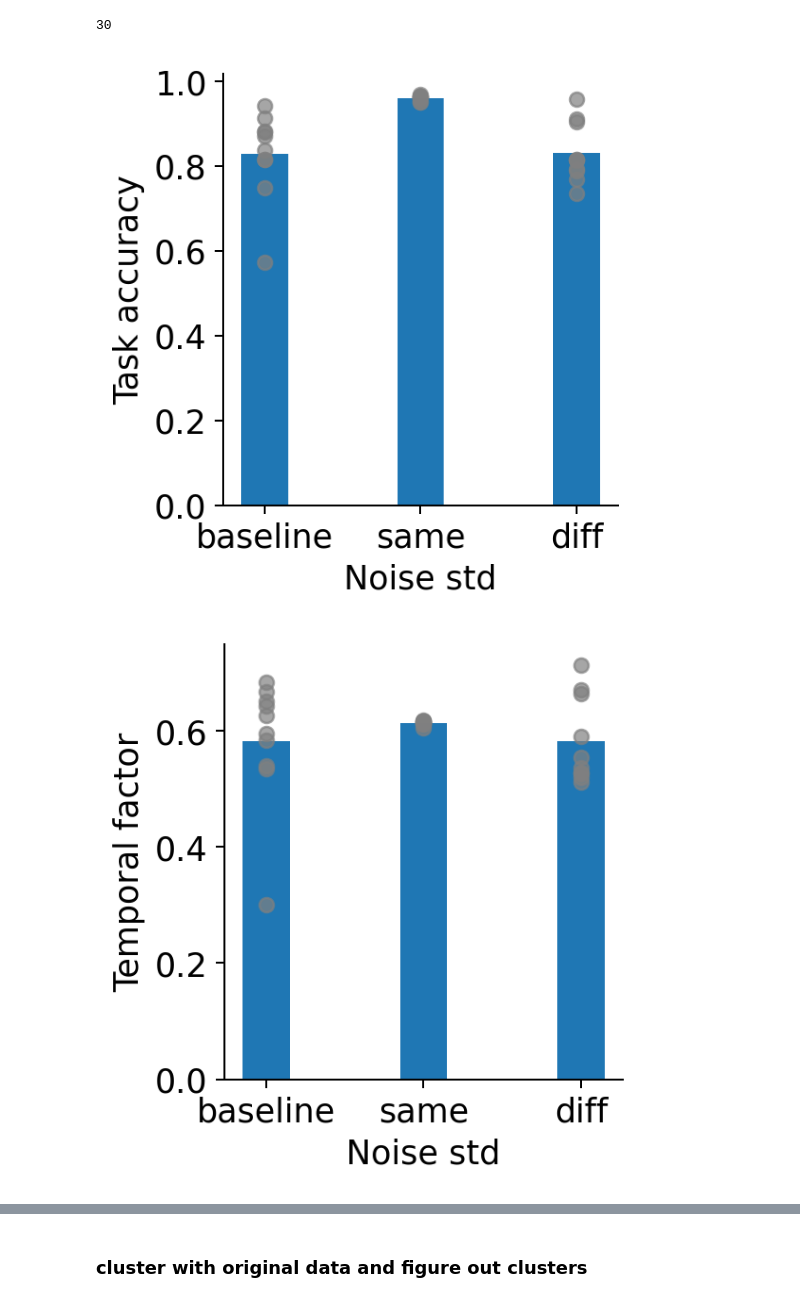
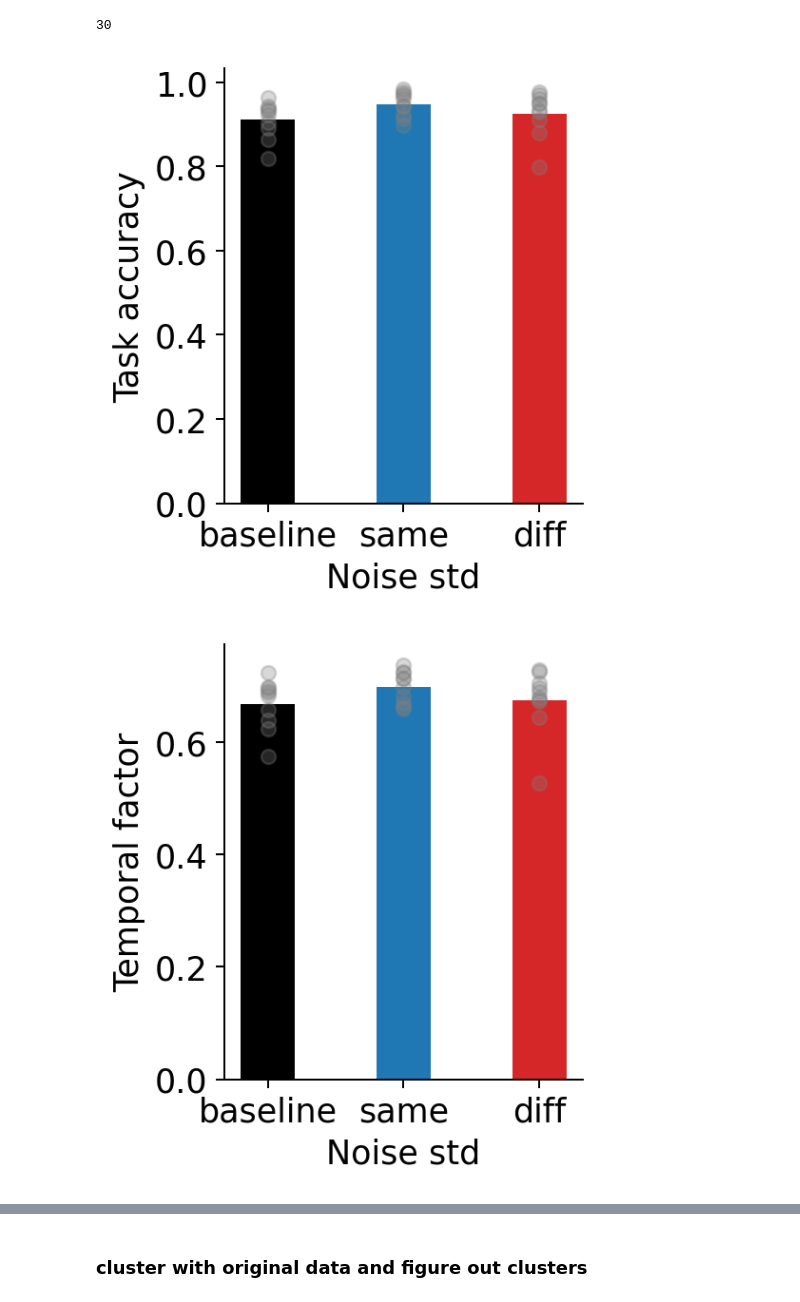
Before and after one commit to Veritaria/rnn-free-recall, a Jupyter notebook: analysis_ctx.ipynb, the cells around one changed output, grey strips where cells are left out. Drawn from its saved outputs; the diff is of its cells as text; code cells hidden in the pictures.

```diff
--- a/analysis_ctx.ipynb
+++ b/analysis_ctx.ipynb
@@ -70,6 +71,10 @@ def load_data(path, training_data_path, model_num, exp, paramters, training_data
                 training_data = np.pad(training_data, (0, training_data_length - training_data.shape[0]), mode='constant', constant_values=training_data[-1])
             data_single_model["training_accuracy"] = training_data
 
+            f_recall_prob = open(path/"recall_probability.csv", "r")
+            for row in f_recall_prob:
+                data_single_model["crp_curve"] = [float(x) for x in row.strip().split(",")]
+                break
             break
     return data_single_model
 # %%
@@ -78,8 +83,16 @@ data_ctx = []
 data_folder = Path("./experiments/ExtraObs/EnvCxt/figures/ValueMemoryGRU")
 training_curve_folder = Path("./experiments/ExtraObs/EnvCxt/saved_models/ValueMemoryGRU")
 
-setup_names = ["setup_baseline", "setup_gaussiannoise02", "setup_gaussiannoise04", "setup_gaussiannoise06", "setup_gaussiannoise08", "setup_gaussiannoise1"]
-noise_stds = [0.0, 0.2, 0.4, 0.6, 0.8, 1.0]
+
+setup_base_name = "setup_randnoise"
+# setup_names = ["setup_gaussiannoise0", "setup_gaussiannoise02", "setup_gaussiannoise04", "setup_gaussiannoise06", "setup_gaussiannoise08", "setup_gaussiannoise1"]
+noise_stds = [0, 0.2, 0.4, 0.6, 0.8, 1]
+
+setup_names = []
+for noise_std in noise_stds:
+    setup_names.append(setup_base_name + str(noise_std).replace(".", ""))
+
+
 
 seq_len = 8
 
@@ -120,5 +133,6 @@ for setup_name, noise_std in zip(setup_names, noise_stds):
                 data_ctx.append(data_single_model)
 
 df_ctx = pd.DataFrame(data_ctx)
-print(len(data_ctx))
+df_ctx = df_ctx[df_ctx["accuracy"] > 0.7]
+print(len(df_ctx))
 # %% [output]
@@ -142,10 +156,13 @@ cross_decoding_accuracy_index_mean_by_noise_std = df_ctx.groupby("noise_std")["c
 cross_decoding_accuracy_identity_mean_by_noise_std = df_ctx.groupby("noise_std")["cross_decoding_accuracy_identity"].mean()
 
 
+viridis = plt.get_cmap('viridis', lut=len(noise_stds))
+colors = [viridis(i) for i in range(len(noise_stds))]
+
 def plot_mean_scatter_bar(mean, df, df_label, noise_stds, y_label):
     plt.figure(figsize=(3, 3.3), dpi=180)
-    plt.bar(noise_stds, mean, width=0.1)
-    plt.scatter(df["noise_std"], df[df_label], color="gray", alpha=0.7)
+    plt.bar(noise_stds, mean, width=0.1, color=colors)
+    plt.scatter(df["noise_std"], df[df_label], color="gray", alpha=0.3)
     plt.xlabel("Noise std")
     plt.ylabel(y_label)
     ax = plt.gca()
@@ -170,7 +227,8 @@ data_samediff = []
 data_folder = Path("./experiments/ExtraObs/RecallCtx/figures/ValueMemoryGRU")
 training_curve_folder = Path("./experiments/ExtraObs/RecallCtx/saved_models/ValueMemoryGRU")
 
-setup_names = ["setup_gaussiannoise1_baseline", "setup_gaussiannoise1_same", "setup_gaussiannoise1_diff"]
+setup_names = ["setup_gaussiannoise04_dim41_baseline", "setup_gaussiannoise04_dim41_same", "setup_gaussiannoise04_dim41_diff"]
+# setup_names = ["setup_gaussiannoise1_baseline", "setup_gaussiannoise1_same", "setup_gaussiannoise1_diff"]
 noise_types = ["no", "same", "diff"]
 
 seq_len = 8
@@ -213,6 +271,7 @@ for setup_name, noise_type in zip(setup_names, noise_types):
 
 df_samediff = pd.DataFrame(data_samediff)
 print(len(data_samediff))
+df_samediff = df_samediff[df_samediff["accuracy"] > 0.7]
 # %% [output]
 30
 # %%
@@ -225,35 +284,37 @@ accuracy_std_by_noise_type = df_samediff.groupby("noise_type_int")["accuracy"].s
 
 temporal_factor_mean_by_noise_type = df_samediff.groupby("noise_type_int")["temporal_factor"].mean()
 temporal_factor_std_by_noise_type = df_samediff.groupby("noise_type_int")["temporal_factor"].std()
 
 forward_asymmetry_mean_by_noise_type = df_samediff.groupby("noise_type_int")["forward_asymmetry"].mean()
 forward_asymmetry_std_by_noise_type = df_samediff.groupby("noise_type_int")["forward_asymmetry"].std()
 
 variance_explained_index_mean_by_noise_type = df_samediff.groupby("noise_type_int")["explained_variance_index"].mean()
 variance_explained_identity_mean_by_noise_type = df_samediff.groupby("noise_type_int")["explained_variance_identity"].mean()
 
 cross_decoding_accuracy_index_mean_by_noise_type = df_samediff.groupby("noise_type_int")["cross_decoding_accuracy_index"].mean()
 cross_decoding_accuracy_identity_mean_by_noise_type = df_samediff.groupby("noise_type_int")["cross_decoding_accuracy_identity"].mean()
 
 
+colors = ["black", "tab:blue", "tab:red"]
+
 def plot_mean_scatter_bar(mean, df, df_label, noise_stds, y_label):
-    plt.figure(figsize=(3, 3.3), dpi=180)
-    plt.bar(np.arange(3), mean, width=0.3)
-    plt.scatter(df["noise_type_int"], df[df_label], color="gray", alpha=0.7)
+    plt.figure(figsize=(2.7, 3.3), dpi=180)
+    plt.bar(np.arange(3), mean, width=0.4, color=colors)
+    plt.scatter(df["noise_type_int"], df[df_label], color="gray", alpha=0.3)
     plt.xticks(np.arange(3), ["baseline", "same", "diff"])
     plt.xlabel("Noise std")
     plt.ylabel(y_label)
     ax = plt.gca()
     ax.spines['top'].set_visible(False)
     ax.spines['right'].set_visible(False)
     plt.show()
 
 # print(df_samediff["noise_type"])
 plot_mean_scatter_bar(accuracy_mean_by_noise_type, df_samediff, "accuracy", noise_stds, "Task accuracy")
 plot_mean_scatter_bar(temporal_factor_mean_by_noise_type, df_samediff, "temporal_factor", noise_stds, "Temporal factor")
 plot_mean_scatter_bar(forward_asymmetry_mean_by_noise_type, df_samediff, "forward_asymmetry", noise_stds, "Forward asymmetry")
 plot_mean_scatter_bar(variance_explained_index_mean_by_noise_type, df_samediff, "explained_variance_index", noise_stds, "Variance explained by index")
 plot_mean_scatter_bar(cross_decoding_accuracy_index_mean_by_noise_type, df_samediff, "cross_decoding_accuracy_index", noise_stds, "Cross decoding accuracy\n of index")
 # %% [output]
-[figure, old version]
+[figure, new version]
-[figure, old version]
+[figure, new version]
```
Also changed, not shown: parts of 7 cells of this notebook, 33 other files.
